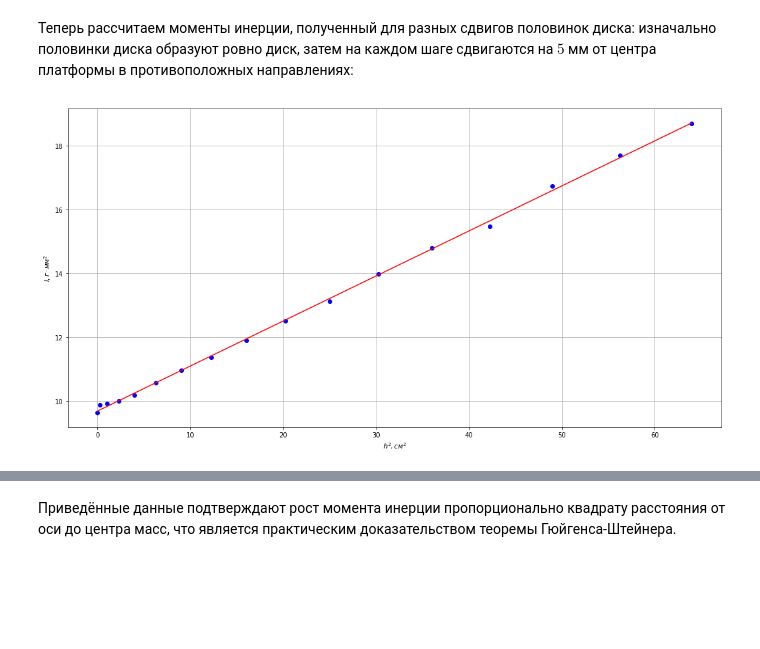
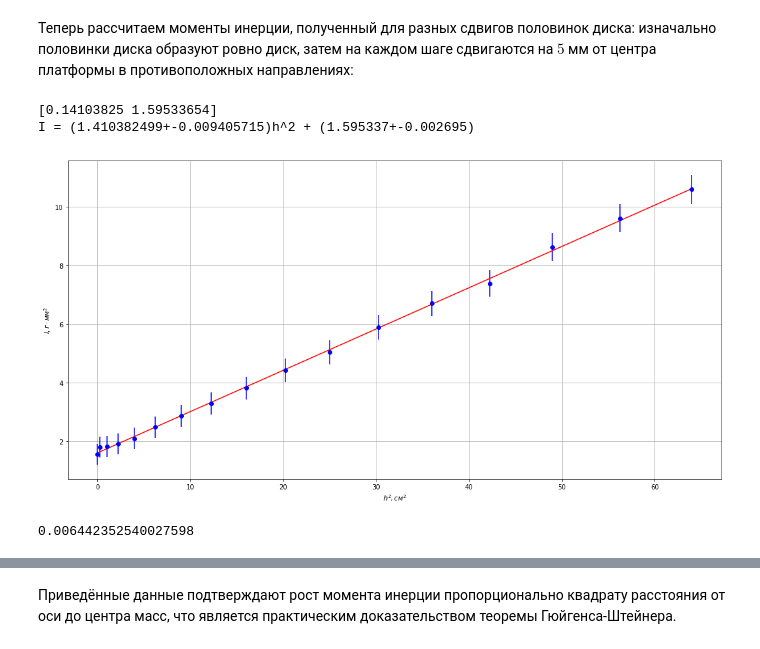
Before and after one commit to MrKaStep/mipt-phys-2018, a Jupyter notebook: moment-of-inertia/lab-inertia.ipynb, the cells around one changed output, grey strips where cells are left out. Drawn from its saved outputs; the diff is of its cells as text; code cells hidden in the pictures; blank space fills up the shorter version.

```diff
--- a/moment-of-inertia/lab-inertia.ipynb
+++ b/moment-of-inertia/lab-inertia.ipynb
@@ -400,35 +400,56 @@ print('Теоретический момент инерции: {} +- {} м^2*к
 Теоретический момент инерции: 0.001461444075203125 +- 3.2530674671651114e-06 м^2*кг
 # %% [markdown]
 Теперь рассчитаем моменты инерции, полученный для разных сдвигов половинок диска: изначально половинки диска образуют ровно диск, затем на каждом шаге сдвигаются на $5$ мм от центра платформы в противоположных направлениях:
+# %%
+def line_coeff_sig(x, y):
+    best_line = np.polyfit(x, y, 1)
+    return 1 / math.sqrt(len(x)) * math.sqrt(np.var(np.array(y)) / np.var(np.array(x)) - best_line[0]**2)
 # %%
 t_disk = np.array([15.500, 15.694, 15.719, 15.789, 15.930, 16.228, 16.521, 16.835, 17.227, 17.663, 18.087, 18.672, 19.203, 19.643, 20.419, 21.006, 21.582])
 
 x = np.array([(5 * i) ** 2 / 100 for i in range(len(t_disk))]) # h^2, см^2
 
 I_disk = [getMomentOfInertia(
     k, sig_k,
     m_disk + m_empty, sig_m_disk + sig_m_empty,
     t / N, sig_t
 ) for t in t_disk]
 
-y = np.array([round(i, 2) * 10**-6 for i, sig in I_disk]) # I, г*мм^2
+y = np.array([round(i - I_empty, 2) * 10**-6 for i, sig in I_disk]) # I, г*мм^2
 
-sig_y = np.array([math.ceil(sig * 10**-4) / 100 for i, sig in I_disk])
+sig_y = np.array([math.ceil((sig + sig_I_empty) * 10**-4) / 100 for i, sig in I_disk])
 
 plt.figure(figsize=(18, 9))
 
 plt.xlabel('$h^2, см^2$')
 plt.ylabel('$I, г\cdot мм^2$')
 plt.grid()
-plt.plot(x, y, 'bo')
-plt.plot(x, np.poly1d(np.polyfit(x, y, 1))(x), 'r')
+plt.errorbar(x, y, fmt='bo', yerr=sig_y)
+line = np.polyfit(x, y, 1)
+sig_m_disk_fit = line_coeff_sig(x, y)
+sig_I_disk_fit = sig_m_disk_fit * math.sqrt(np.var(y))
+# print(sig_I_disk_fit, sig_m_disk_fit)
+plt.plot(x, np.poly1d(line)(x), 'r')
 
+print(line)
+print('I = ({:.9f}+-{:.9f})h^2 + ({:.6f}+-{:.6f})'.format(
+    line[0] * 10, sig_m_disk_fit * 10,
+    line[1], sig_I_disk_fit
+))
 data_raw = list(zip(x, y, sig_y))
 
 pd.set_option('precision', 2)
 
 halfdisk_inertia = pd.DataFrame(data=data_raw,
-                                columns=['$h^2, см^2$', '$I, г\cdot мм^2$', '$\sigma_I, г\cdot мм^2$'])
+                                columns=['$h^2, см^2$', '$I, г\cdot м^2$', '$\sigma_I, г\cdot м^2$'])
 # %% [output]
+[0.14103825 1.59533654]
+I = (1.410382499+-0.009405715)h^2 + (1.595337+-0.002695)
-[figure, old version]
+[figure, new version]
+# %%
+m_max = ((y[-1] + sig_y[-1]) - (y[0] - sig_y[0])) / (x[-1] - x[0])
+m_min = ((y[-1] - sig_y[-1]) - (y[0] + sig_y[0])) / (x[-1] - x[0])
+print((m_max - m_min) / math.sqrt(len(x)))
+# %% [output]
+0.006442352540027598
 # %%
```
Also changed, not shown: parts of 8 cells of this notebook.
